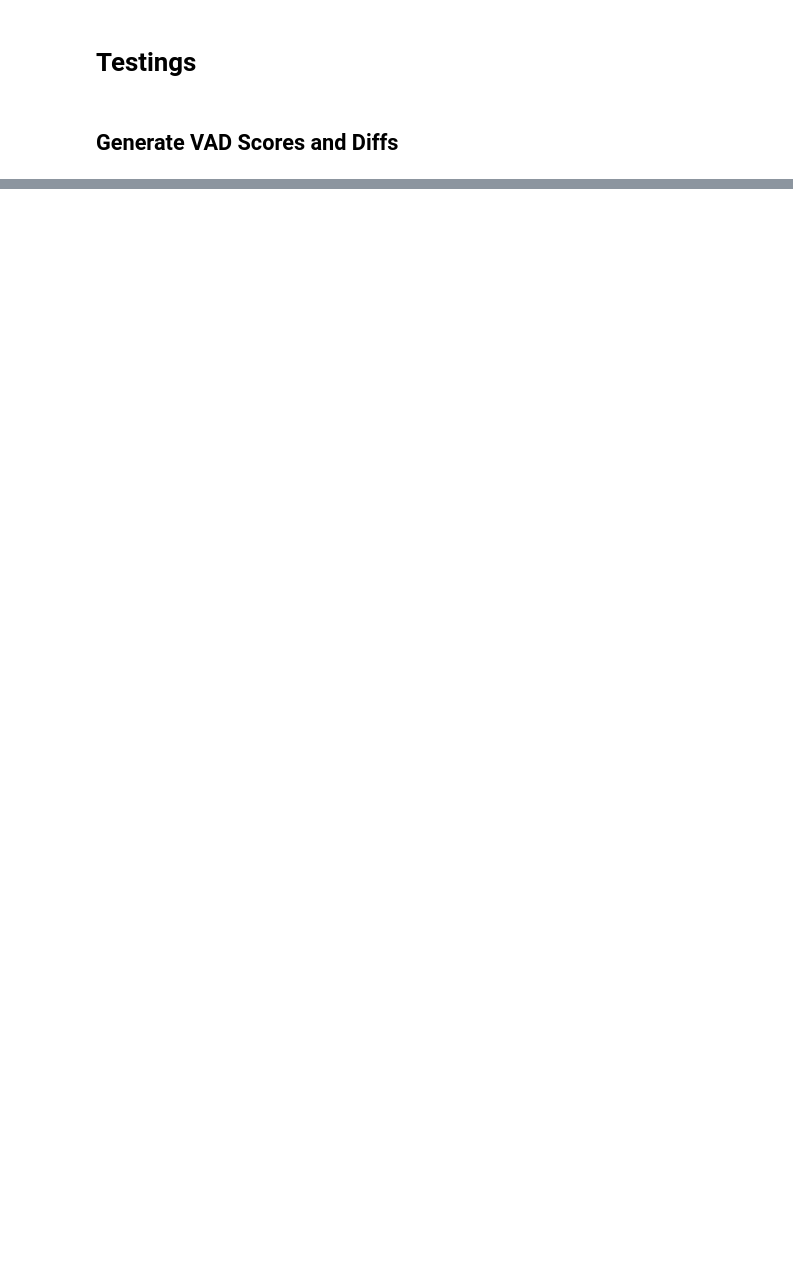
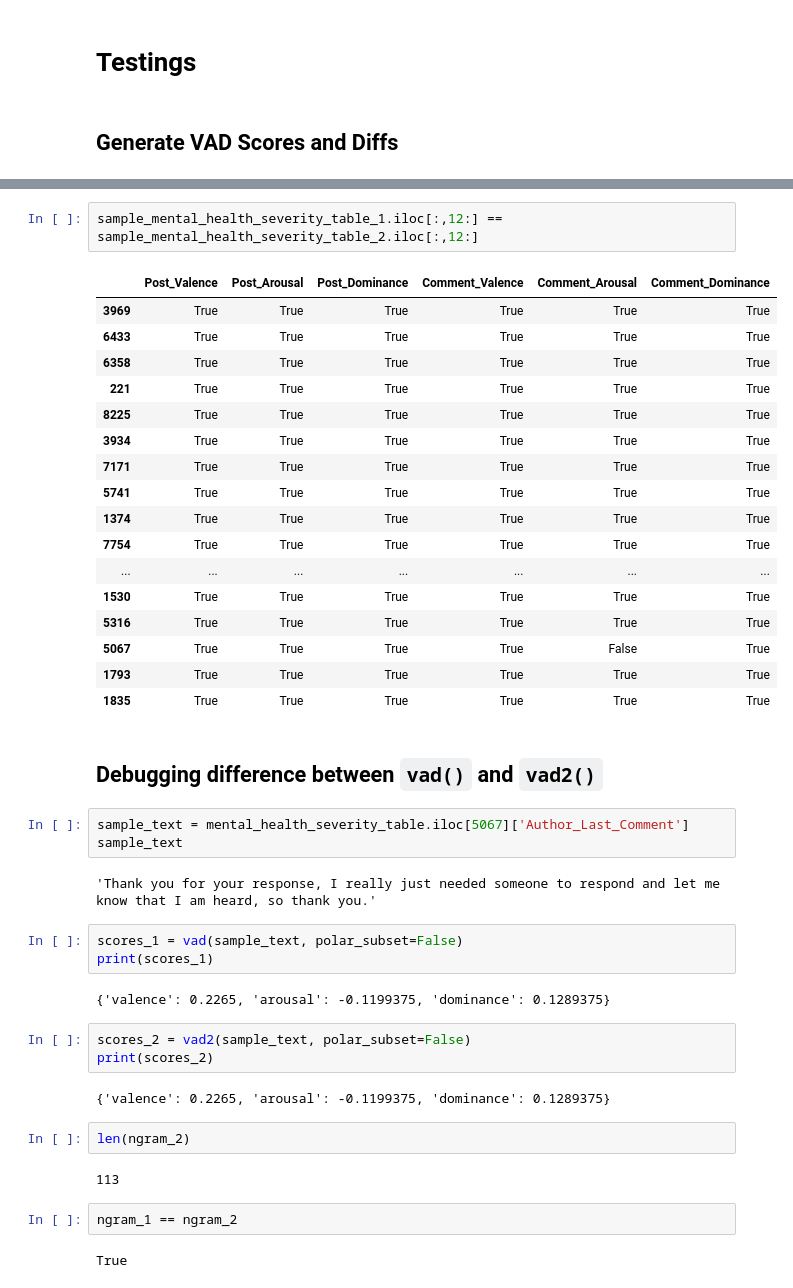
Before and after one commit to PutraAryotama/research_project, a Jupyter notebook: mental_health_severity.ipynb, the cells around one changed output, grey strips where cells are left out. Saved outputs shown, nothing was run; the diff lists cells and outputs as text; blank space fills up the shorter version.

```diff
--- a/mental_health_severity.ipynb
+++ b/mental_health_severity.ipynb
@@ -304,0 +907,45 @@ sample_mental_health_severity_table
+# %%
+sample_mental_health_severity_table_1.iloc[:,12:] == sample_mental_health_severity_table_2.iloc[:,12:]
+# %% [output]
+|  | Post_Valence | Post_Arousal | Post_Dominance | Comment_Valence | Comment_Arousal | Comment_Dominance |
+| 3969 | True | True | True | True | True | True |
+| 6433 | True | True | True | True | True | True |
+| 6358 | True | True | True | True | True | True |
+| 221 | True | True | True | True | True | True |
+| 8225 | True | True | True | True | True | True |
+| 3934 | True | True | True | True | True | True |
+| 7171 | True | True | True | True | True | True |
+| 5741 | True | True | True | True | True | True |
+| 1374 | True | True | True | True | True | True |
+| 7754 | True | True | True | True | True | True |
+| ... | ... | ... | ... | ... | ... | ... |
+| 1530 | True | True | True | True | True | True |
+| 5316 | True | True | True | True | True | True |
+| 5067 | True | True | True | True | False | True |
+| 1793 | True | True | True | True | True | True |
+| 1835 | True | True | True | True | True | True |
+# %% [markdown]
+## Debugging difference between `vad()` and `vad2()`
+# %%
+sample_text = mental_health_severity_table.iloc[5067]['Author_Last_Comment']
+sample_text
+# %% [output]
+'Thank you for your response, I really just needed someone to respond and let me know that I am heard, so thank you.'
+# %%
+scores_1 = vad(sample_text, polar_subset=False)
+print(scores_1)
+# %% [output]
+{'valence': 0.2265, 'arousal': -0.1199375, 'dominance': 0.1289375}
+# %%
+scores_2 = vad2(sample_text, polar_subset=False)
+print(scores_2)
+# %% [output]
+{'valence': 0.2265, 'arousal': -0.1199375, 'dominance': 0.1289375}
+# %%
+len(ngram_2)
+# %% [output]
+113
+# %%
+ngram_1 == ngram_2
+# %% [output]
+True
```
Also changed, not shown: parts of 28 cells of this notebook, 2 other files.
